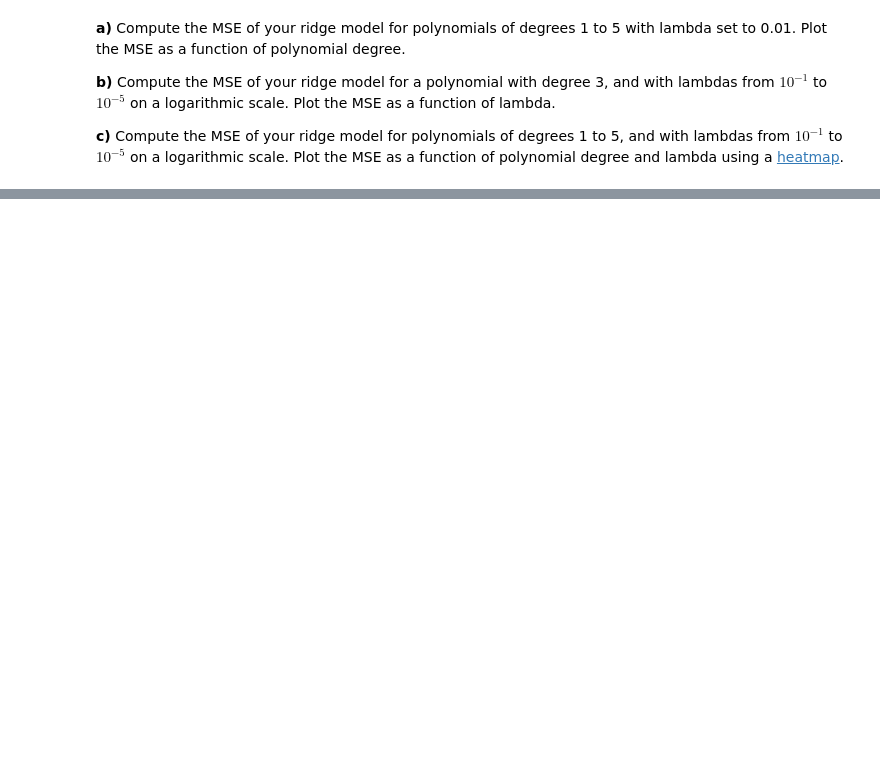
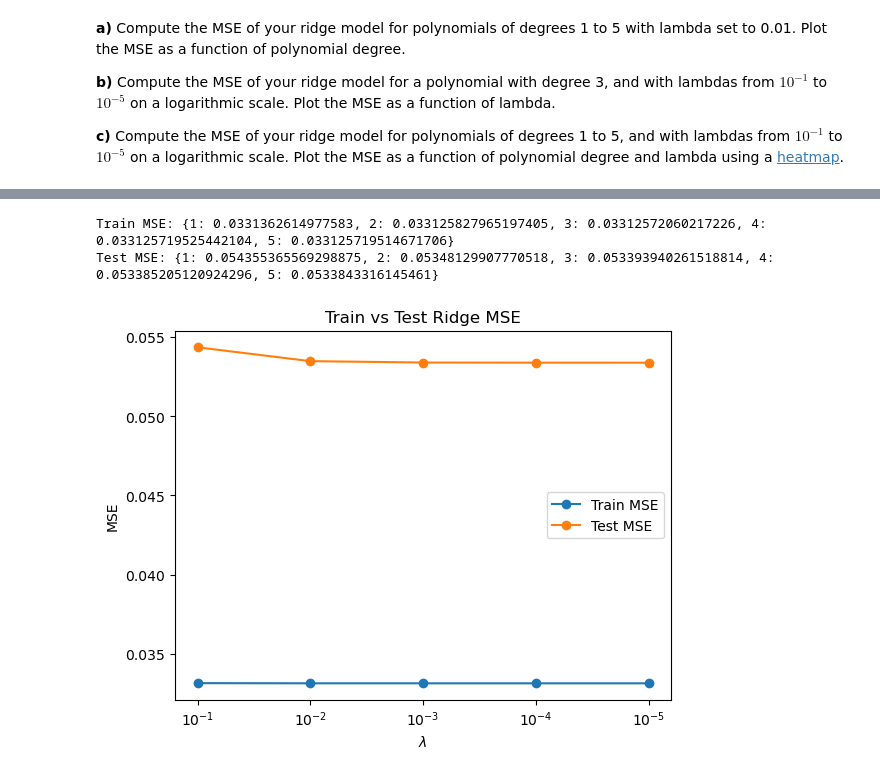
Before and after one commit to AmundAlsvik/FYS-STK4155, a Jupyter notebook: E3.ipynb, the cells around one changed output, grey strips where cells are left out. Drawn from its saved outputs; the diff is of its cells as text; code cells hidden in the pictures; blank space fills up the shorter version.

```diff
--- a/E3.ipynb
+++ b/E3.ipynb
@@ -208,0 +313,46 @@ plt.scatter(x_test, X_test_s @ beta + y_offset)
+# %%
+#Problem b)
+
+
+train_mse = {}
+test_mse = {}
+
+for t in range(1,6):
+    Model_train = polynomial_features(x_train,3)
+    Model_test = polynomial_features(x_test,3)
+
+
+    scaler = StandardScaler()
+    scaler.fit(Model_train)
+    Model_train_s = scaler.transform(Model_train)
+    Model_test_s = scaler.transform(Model_test)
+
+
+
+    Ridge_beta  = Ridge_parameters(Model_train_s, y_train, 10**(-t))
+
+    pred_Model_train_s = Model_train_s @ Ridge_beta + y_offset
+    pred_Model_test_s = Model_test_s @ Ridge_beta + y_offset
+
+
+    train_mse[t] = mean_squared_error(y_train , pred_Model_train_s)
+    test_mse[t] = mean_squared_error(y_test , pred_Model_test_s)
+
+print("Train MSE:" , train_mse)
+print("Test MSE:", test_mse)
+
+
+orders = -np.arange(1, 6)
+
+magnitudes = list(range(1, 6))
+plt.figure()
+plt.plot([rf'$10^{{{e}}}$' for e in orders], [train_mse[d] for d in magnitudes], marker="o", label="Train MSE")
+plt.plot([rf'$10^{{{e}}}$' for e in orders], [test_mse[d]  for d in magnitudes], marker='o', label="Test MSE")
+plt.xlabel("$\lambda$")
+plt.ylabel("MSE")
+plt.legend(); plt.title("Train vs Test Ridge MSE")
+plt.show()
+# %% [output]
+Train MSE: {1: 0.0331362614977583, 2: 0.033125827965197405, 3: 0.03312572060217226, 4: 0.033125719525442104, 5: 0.033125719514671706}
+Test MSE: {1: 0.054355365569298875, 2: 0.05348129907770518, 3: 0.053393940261518814, 4: 0.053385205120924296, 5: 0.0533843316145461}
+[figure, added]
```
Also changed, not shown: parts of 12 cells of this notebook, 1 other file.
